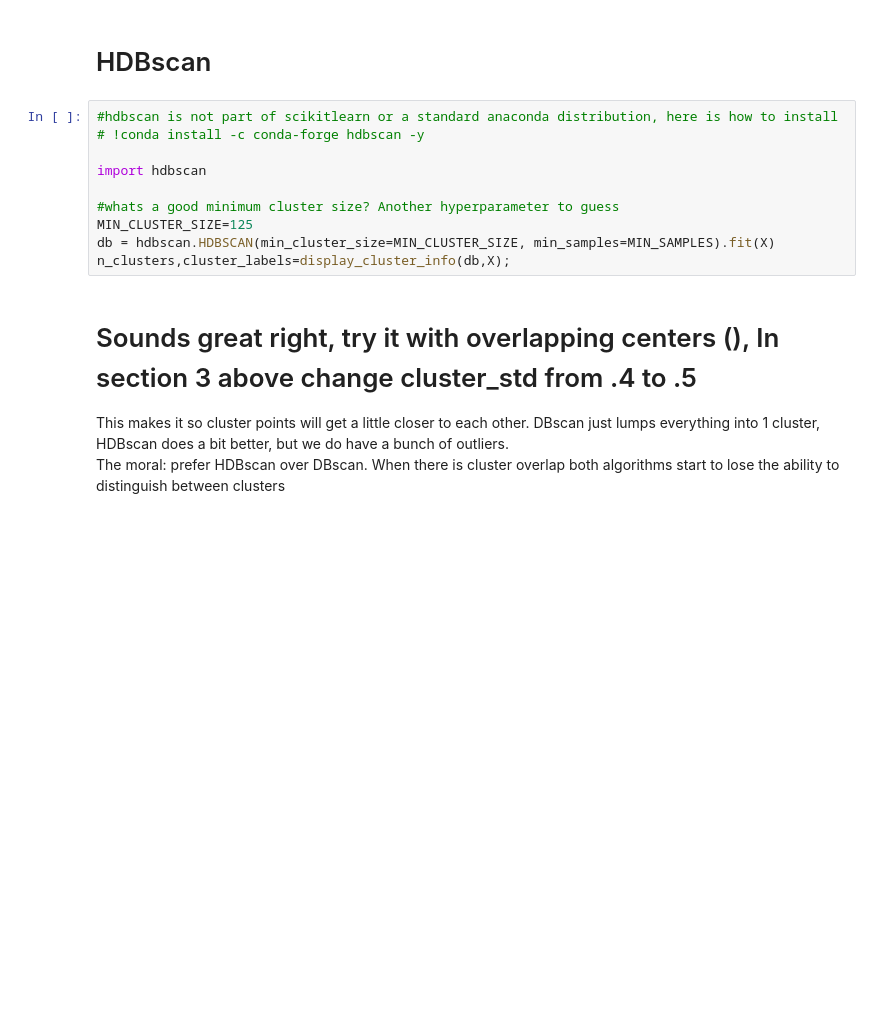
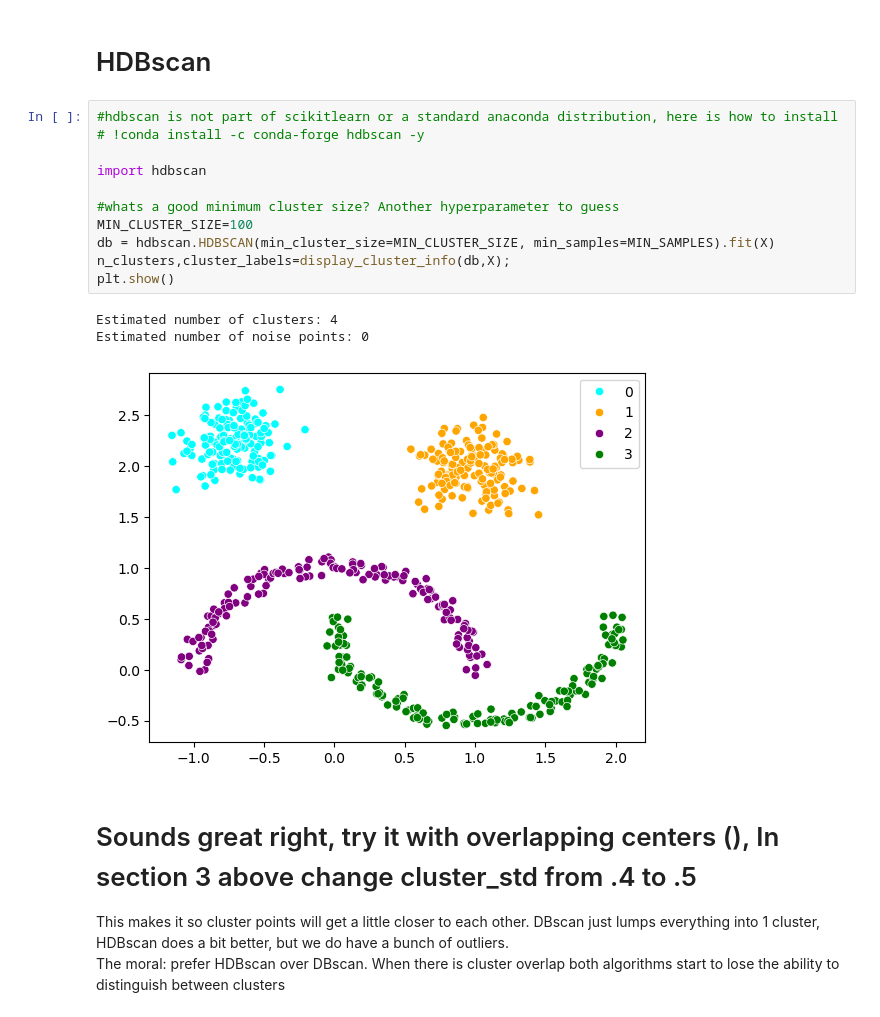
Before and after one commit to CNUClasses/DATA301_CODE, a Jupyter notebook: week_6/62_dbscan_hdbscan.ipynb, the cells around one changed output. Cells and saved outputs as stored; diff of their text form; blank space fills up the shorter version.

```diff
--- a/week_6/62_dbscan_hdbscan.ipynb
+++ b/week_6/62_dbscan_hdbscan.ipynb
@@ -191,13 +167,18 @@ n_clusters,cluster_labels=display_cluster_info(db,X);
 # %%
 #hdbscan is not part of scikitlearn or a standard anaconda distribution, here is how to install
 # !conda install -c conda-forge hdbscan -y
 
 import hdbscan
 
 #whats a good minimum cluster size? Another hyperparameter to guess
-MIN_CLUSTER_SIZE=125
+MIN_CLUSTER_SIZE=100
 db = hdbscan.HDBSCAN(min_cluster_size=MIN_CLUSTER_SIZE, min_samples=MIN_SAMPLES).fit(X)
 n_clusters,cluster_labels=display_cluster_info(db,X);
+plt.show()
+# %% [output]
+Estimated number of clusters: 4
+Estimated number of noise points: 0
+[figure, added]
 # %% [markdown]
 # Sounds great right, try it with overlapping centers (), In section 3 above change cluster_std from .4 to .5
 
```
Also changed, not shown: parts of 14 cells of this notebook.
